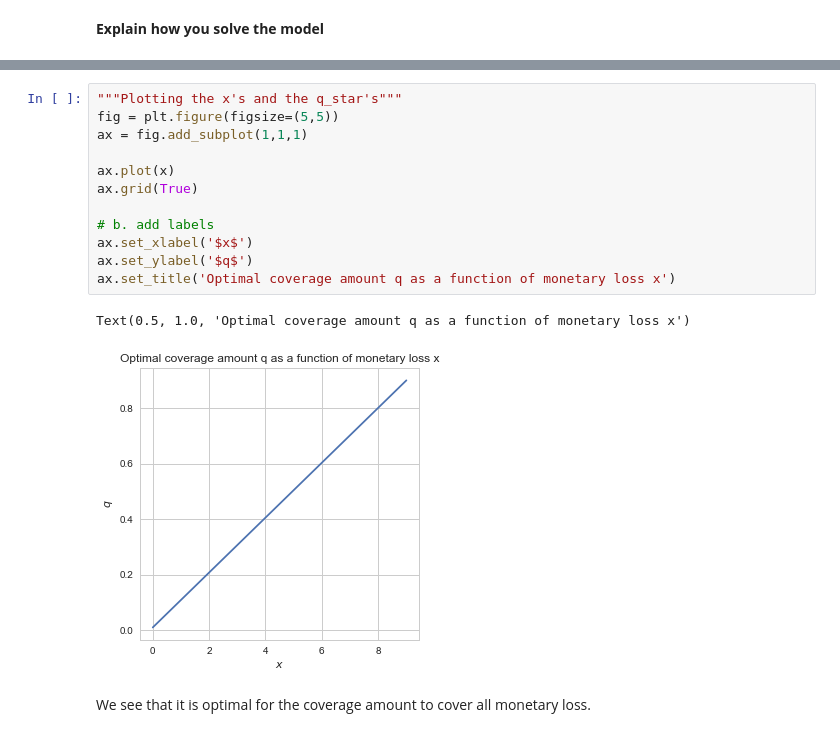
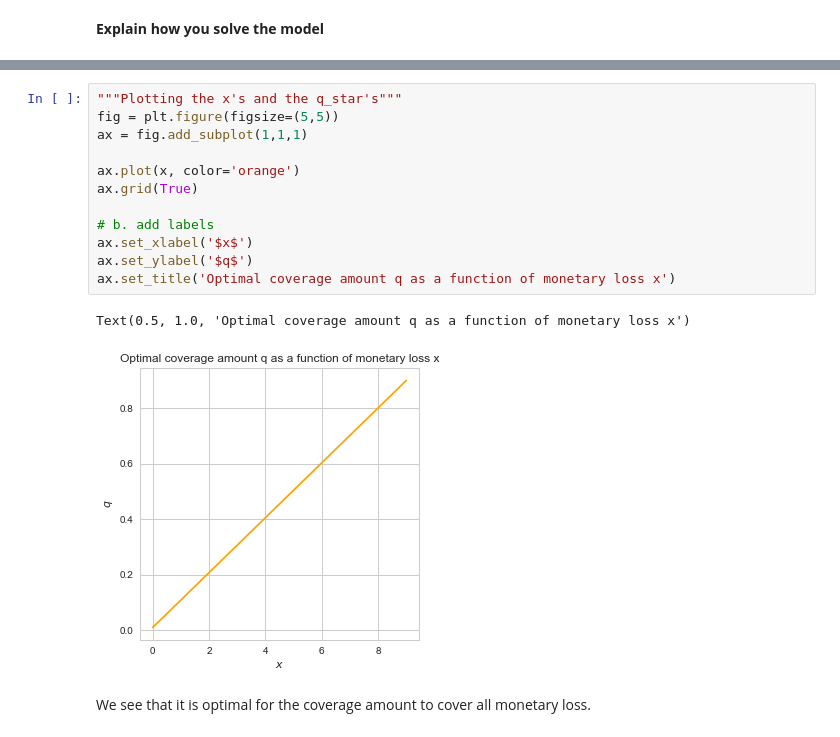
Before and after one commit to Morsing96/Introduction-to-Programming, a Jupyter notebook: inauguralproject/inauguralproject.ipynb, the cells around one changed output, grey strips where cells are left out. Cells and saved outputs as stored; diff of their text form.

```diff
--- a/inauguralproject/inauguralproject.ipynb
+++ b/inauguralproject/inauguralproject.ipynb
@@ -102,18 +103,18 @@ For x = 0.900 the optimal q is 0.900
 # %%
 """Plotting the x's and the q_star's"""
 fig = plt.figure(figsize=(5,5))
 ax = fig.add_subplot(1,1,1)
 
-ax.plot(x)
+ax.plot(x, color='orange')
 ax.grid(True)
 
 # b. add labels
 ax.set_xlabel('$x$')
 ax.set_ylabel('$q$')
 ax.set_title('Optimal coverage amount q as a function of monetary loss x')
 # %% [output]
 Text(0.5, 1.0, 'Optimal coverage amount q as a function of monetary loss x')
-[figure, old version]
+[figure, new version]
 # %% [markdown]
 We see that it is optimal for the coverage amount to cover all monetary loss.
 # %% [markdown]
```
Also changed, not shown: parts of 13 cells of this notebook, 2 other files.
